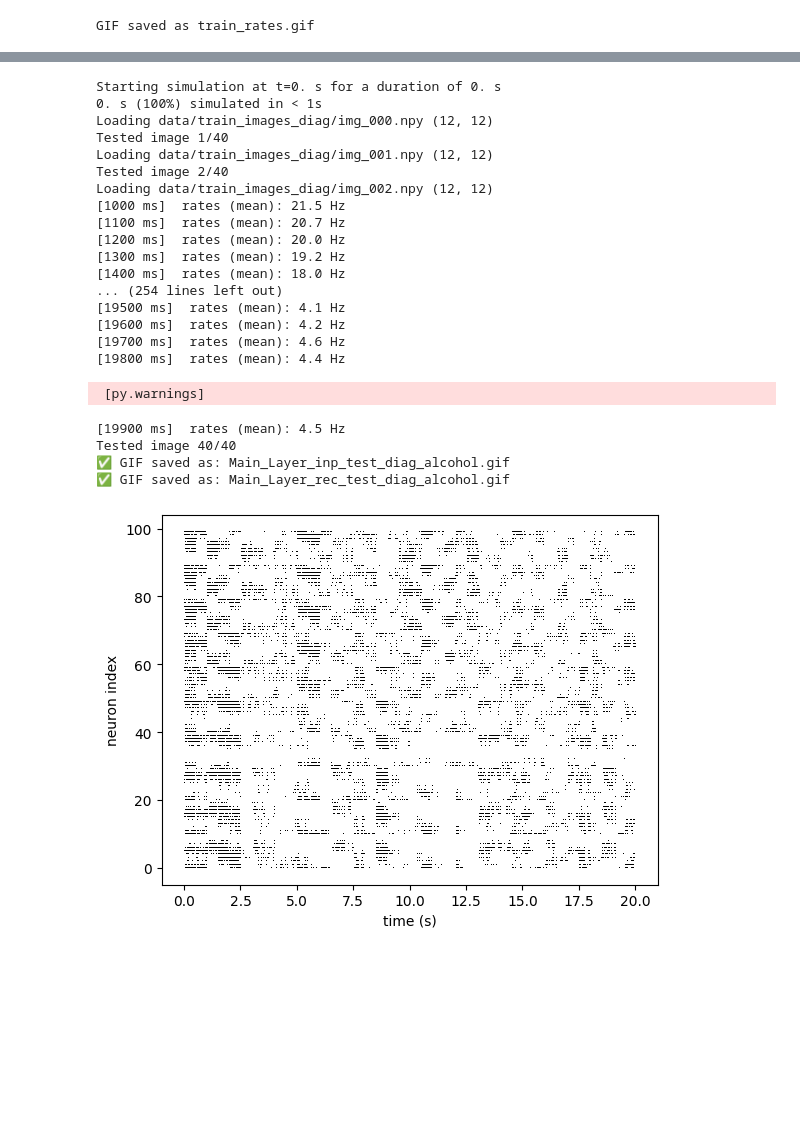
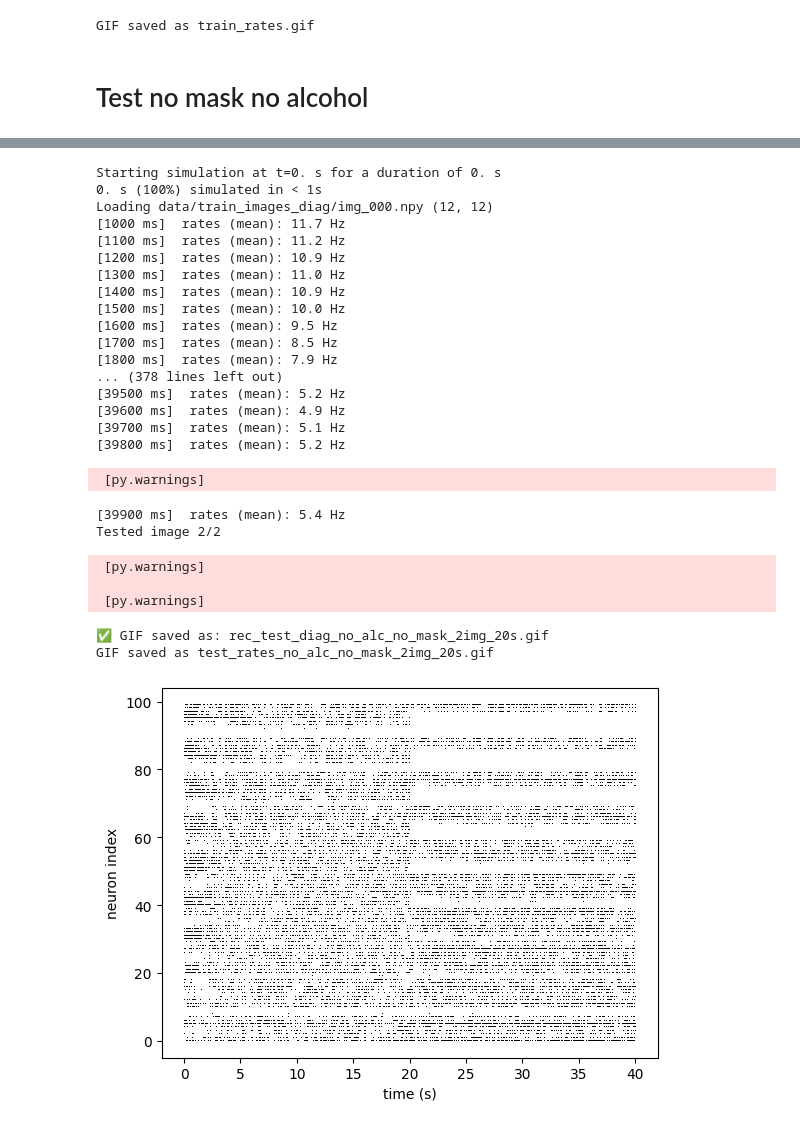
Before and after one commit to DumoulinVincent/epilepsy, a Jupyter notebook: RF_alcohol.ipynb, the cells around one changed output, grey strips where cells are left out. Saved outputs shown, nothing was run; the diff lists cells and outputs as text; code cells hidden in the pictures; blank space fills up the shorter version.

```diff
--- a/RF_alcohol.ipynb
+++ b/RF_alcohol.ipynb
@@ -787,13 +806,16 @@ make_firing_rate_gif(net['sp_exc'], gif_filename="train_rates.gif", interval=200
 # %% [output]
  [py.warnings]
 GIF saved as train_rates.gif
+# %% [markdown]
+# Test no mask no alcohol
 # %%
 start_scope()
-net = test(40)
+net = test(2,False,show_time=20*second)
 exc_mon = net['sp_exc']
 plot_raster(exc_mon.i, exc_mon.t, time_unit=second, marker=',', color='k')
-create_gif_from_frames(frames_inp,filename='Main_Layer_inp_test_diag_alcohol.gif')
-create_gif_from_frames(frames_rec,filename='Main_Layer_rec_test_diag_alcohol.gif')
+# create_gif_from_frames(frames_inp,filename='inp_test_diag_no_alc.gif')
+create_gif_from_frames(frames_rec,filename='rec_test_diag_no_alc_no_mask_2img_20s.gif')
+make_firing_rate_gif(net['sp_exc'], gif_filename="test_rates_no_alc_no_mask_2img_20s.gif", step=100*ms, window = 1*second)
 # %% [output]
 Output neuron 0 is connected to input neurons: 0
 Output neuron 0 is connected to input neurons: 12
@@ -818,23 +847,26 @@ INFO:root:x86_64-linux-gnu-g++ -shared -Wl,-O1 -Wl,-Bsymbolic-functions -Wl,-Bsy
 Starting simulation at t=0. s for a duration of 0. s
 0. s (100%) simulated in < 1s
 Loading data/train_images_diag/img_000.npy (12, 12)
-Tested image 1/40
-Loading data/train_images_diag/img_001.npy (12, 12)
-Tested image 2/40
-Loading data/train_images_diag/img_002.npy (12, 12)
-[1000 ms]  rates (mean): 21.5 Hz
-[1100 ms]  rates (mean): 20.7 Hz
-[1200 ms]  rates (mean): 20.0 Hz
-[1300 ms]  rates (mean): 19.2 Hz
-[1400 ms]  rates (mean): 18.0 Hz
-... (254 lines left out)
-[19500 ms]  rates (mean): 4.1 Hz
-[19600 ms]  rates (mean): 4.2 Hz
-[19700 ms]  rates (mean): 4.6 Hz
-[19800 ms]  rates (mean): 4.4 Hz
+[1000 ms]  rates (mean): 11.7 Hz
+[1100 ms]  rates (mean): 11.2 Hz
+[1200 ms]  rates (mean): 10.9 Hz
+[1300 ms]  rates (mean): 11.0 Hz
+[1400 ms]  rates (mean): 10.9 Hz
+[1500 ms]  rates (mean): 10.0 Hz
+[1600 ms]  rates (mean): 9.5 Hz
+[1700 ms]  rates (mean): 8.5 Hz
+[1800 ms]  rates (mean): 7.9 Hz
+... (378 lines left out)
+[39500 ms]  rates (mean): 5.2 Hz
+[39600 ms]  rates (mean): 4.9 Hz
+[39700 ms]  rates (mean): 5.1 Hz
+[39800 ms]  rates (mean): 5.2 Hz
  [py.warnings]
-[19900 ms]  rates (mean): 4.5 Hz
-Tested image 40/40
-✅ GIF saved as: Main_Layer_inp_test_diag_alcohol.gif
-✅ GIF saved as: Main_Layer_rec_test_diag_alcohol.gif
+[39900 ms]  rates (mean): 5.4 Hz
+Tested image 2/2
+ [py.warnings]
+
+ [py.warnings]
+✅ GIF saved as: rec_test_diag_no_alc_no_mask_2img_20s.gif
+GIF saved as test_rates_no_alc_no_mask_2img_20s.gif
-[figure, old version]
+[figure, new version]
```
Also changed, not shown: parts of 6 cells of this notebook, 19 other files.
